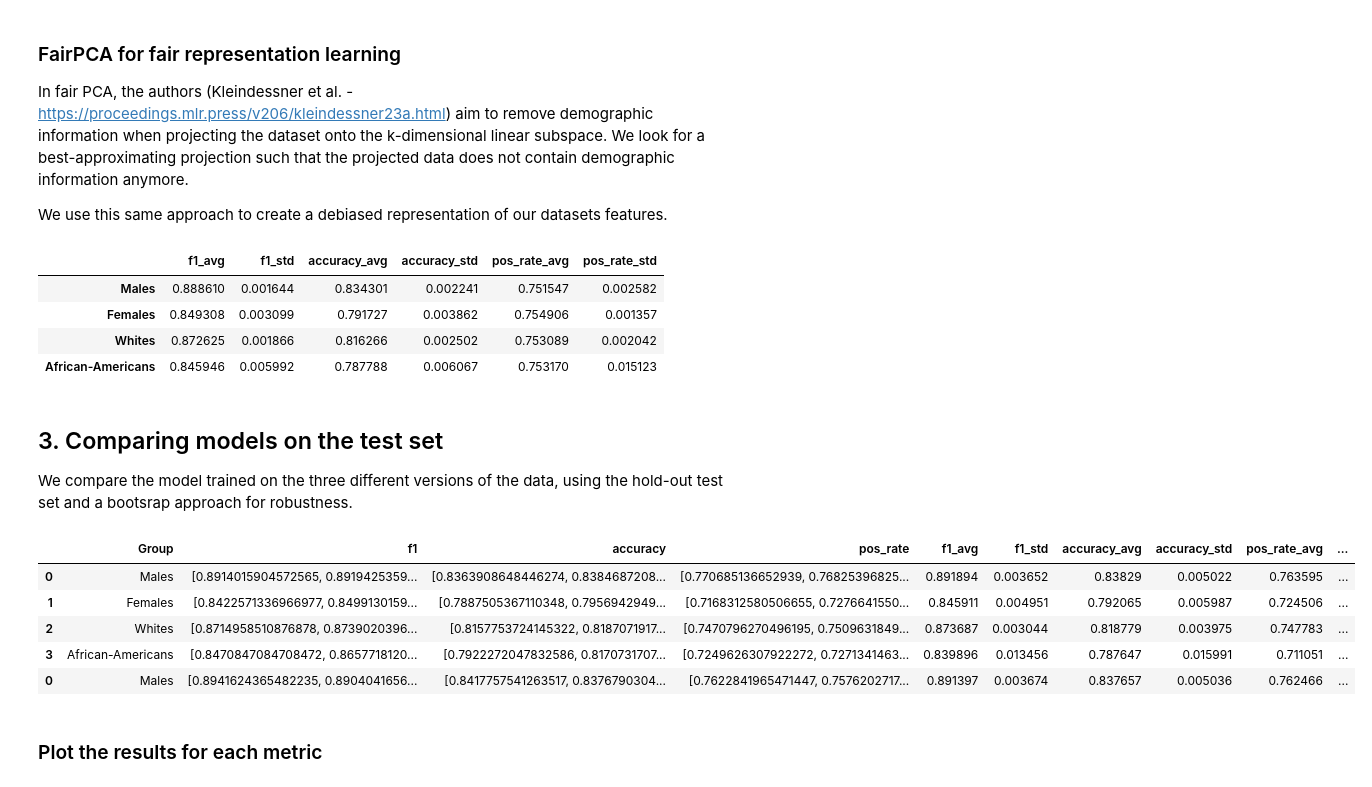
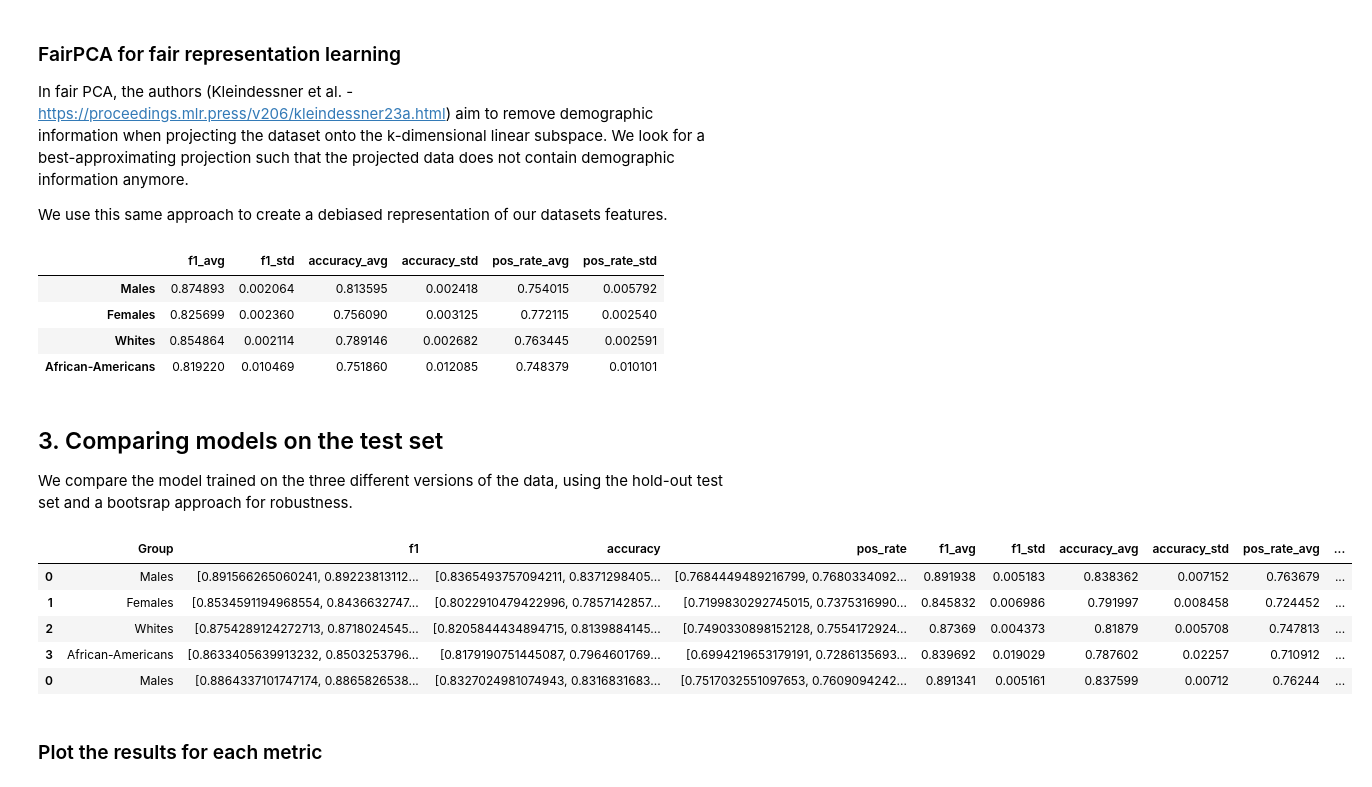
Before and after one commit to veronhoxha/debiasing-data-and-fairer-models, a Jupyter notebook: Notebook.ipynb, the cells around one changed output. Cells and saved outputs as stored; diff of their text form; code cells hidden in the pictures.

```diff
--- a/Notebook.ipynb
+++ b/Notebook.ipynb
@@ -250,7 +250,7 @@ def evaluate_lambda(model, X_train_np, X_train_p, y_train, protected_feat_dict,
         acum_corr = {f"corr_{f}": [] for f in protected_feat_dict.values()}
 
         # Partition the training set for cross-validation
-        kf = KFold(n_splits=5, random_state=seed, shuffle=True)
+        kf = KFold(n_splits=5, random_state=seed, shuffle=True) # Note: sharing the seed, each lambda is evaluated with the same partitions of data
 
         # For each partition, we fit the model and calculate metrics
         for i, (train_index, test_index) in enumerate(kf.split(X_train_np)):
@@ -299,6 +299,11 @@ def compute_correlation_weight(X_np, X_p, alpha = 0.05):
     # Array of correlations
     corrs = []
 
+    # Bonferroni correction for multiple comparisons
+    alpha = alpha / (X_np.shape[1] * X_p.shape[1])
+
+    print(f"Corrected alpha: {alpha}")
+
     # Compute Pearson correlation between each pair of Non-Protected - Protected features
     for i in range(X_np.shape[1]):
         for j in range(X_p.shape[1]):
@@ -317,10 +322,26 @@ class FairPCA:
     Class to perform the Fair PCA projection on a given set of features.
     This is according to Kleindessner approach (https://proceedings.mlr.press/v206/kleindessner23a.html)
     """
-    def __init__(self, Xs, p_idxs, n_components):
+
+    def __init__(self, Xs, p_idxs, n_components=None):
+        """
+        Constructor. Arguments:
+         - Xs: The array of features to reconstruct.
+         - p_idxs: The indeces of the protected attributes
+         - n_components: The number of principal components to use in the reconstruction.
+         If the n_components is not passed (None), defaults to the squared root of the number
+         of features.
+        """
         self.fit(Xs, p_idxs, n_components)
+        # If n_components is not provided, default to the squared root of the number of features
+        if n_components == None:
+            n_components = int(np.sqrt(Xs.shape[1]))
+
 
     def fit(self, Xs, p_idxs, n_components):
+        """
+        Fit method. Reconstructs the features by the FairPCA method, keeping n_components.
+        """
         # Extract protected features
         Xs_p = Xs[:, p_idxs]
 
@@ -331,7 +352,11 @@ class FairPCA:
         eig_vals, L = scipy.linalg.eig(R.T @ Xs.T @ Xs @ R)
         self.U = R @ L[:, :n_components]
 
+
     def project(self, Xs):
+        """
+        Projects a set of features to the PCA space. Requires same shape as the Xs passed when fitting.
+        """
         return Xs @ self.U
 # %% [markdown]
 #### Data loading and preparation
@@ -431,7 +459,7 @@ Xs_test_np = Xs_test[:, :54]
 # %% [markdown]
 ## Selected Model: Logistic Regression with L2 regularization
 # %%
-model = LogisticRegression(penalty='l2', max_iter=1000)
+model = LogisticRegression(solver="newton-cholesky", penalty=None, max_iter=1000)
 # %% [markdown]
 # 1. Classification model trained on the raw dataset
 
@@ -527,7 +558,7 @@ In fair PCA, the authors (Kleindessner et al. - https://proceedings.mlr.press/v2
 We use this same approach to create a debiased representation of our datasets features.
 # %%
 # Create the FairPCA instance
-fair_pca = FairPCA(Xs_train, [54, 55], 30)
+fair_pca = FairPCA(Xs_train, [54, 55], int(Xs_train.shape[1]/4))
 # Project the
 Xs_train_debiased_PCA = fair_pca.project(Xs_train)
 Xs_test_debiased_PCA = fair_pca.project(Xs_test)
@@ -535,40 +566,40 @@ Xs_test_debiased_PCA = fair_pca.project(Xs_test)
 me.cross_validate(Xs_train_debiased_PCA, y_train, cv=5)
 # %% [output]
 |  | f1_avg | f1_std | accuracy_avg | accuracy_std | pos_rate_avg | pos_rate_std |
-| Males | 0.888610 | 0.001644 | 0.834301 | 0.002241 | 0.751547 | 0.002582 |
-| Females | 0.849308 | 0.003099 | 0.791727 | 0.003862 | 0.754906 | 0.001357 |
-| Whites | 0.872625 | 0.001866 | 0.816266 | 0.002502 | 0.753089 | 0.002042 |
-| African-Americans | 0.845946 | 0.005992 | 0.787788 | 0.006067 | 0.753170 | 0.015123 |
+| Males | 0.874893 | 0.002064 | 0.813595 | 0.002418 | 0.754015 | 0.005792 |
+| Females | 0.825699 | 0.002360 | 0.756090 | 0.003125 | 0.772115 | 0.002540 |
+| Whites | 0.854864 | 0.002114 | 0.789146 | 0.002682 | 0.763445 | 0.002591 |
+| African-Americans | 0.819220 | 0.010469 | 0.751860 | 0.012085 | 0.748379 | 0.010101 |
 # %% [markdown]
 ## 3. Comparing models on the test set
 
 We compare the model trained on the three different versions of the data, using the hold-out test set and a bootsrap approach for robustness.
 # %%
 # Calculate the results for each different trained model
-result_raw = me.boostrap_evaluation(Xs_train_np, y_train, Xs_test_np, y_test, n=10000, aggregate_results=True)
-result_geo = me.boostrap_evaluation(X_test_debiased_geo, y_train, Xs_test_np, y_test, n=10000, aggregate_results=True)
-result_pca = me.boostrap_evaluation(Xs_train_debiased_PCA, y_train, Xs_test_debiased_PCA, y_test, n=10000, aggregate_results=True)
+result_raw = me.boostrap_evaluation(Xs_train_np, y_train, Xs_test_np, y_test, n=10000, sample_size=5000, aggregate_results=True)
+result_geo = me.boostrap_evaluation(X_test_debiased_geo, y_train, Xs_test_np, y_test, n=10000, sample_size=5000, aggregate_results=True)
+result_pca = me.boostrap_evaluation(Xs_train_debiased_PCA, y_train, Xs_test_debiased_PCA, y_test, n=10000, sample_size=5000, aggregate_results=True)
 
 # Gather results
 models = {"Raw": result_raw, "Geometric": result_geo, "FairPCA": result_pca}
 
 # Make a full dataframe with all results
 all_results = pd.DataFrame()
 
 for m in models:
     _ = models[m].reset_index()
     _.rename({"index": "Group"}, axis=1, inplace=True)
     _["Model"] = m
     all_results = pd.concat([all_results, _])
 
 all_results.head()
 # %% [output]
 |  | Group | f1 | accuracy | pos_rate | f1_avg | f1_std | accuracy_avg | accuracy_std | pos_rate_avg | ... |
-| 0 | Males | [0.8914015904572565, 0.8919425359... | [0.8363908648446274, 0.8384687208... | [0.770685136652939, 0.76825396825... | 0.891894 | 0.003652 | 0.83829 | 0.005022 | 0.763595 | ... |
-| 1 | Females | [0.8422571336966977, 0.8499130159... | [0.7887505367110348, 0.7956942949... | [0.7168312580506655, 0.7276641550... | 0.845911 | 0.004951 | 0.792065 | 0.005987 | 0.724506 | ... |
-| 2 | Whites | [0.8714958510876878, 0.8739020396... | [0.8157753724145322, 0.8187071917... | [0.7470796270496195, 0.7509631849... | 0.873687 | 0.003044 | 0.818779 | 0.003975 | 0.747783 | ... |
-| 3 | African-Americans | [0.8470847084708472, 0.8657718120... | [0.7922272047832586, 0.8170731707... | [0.7249626307922272, 0.7271341463... | 0.839896 | 0.013456 | 0.787647 | 0.015991 | 0.711051 | ... |
-| 0 | Males | [0.8941624365482235, 0.8904041656... | [0.8417757541263517, 0.8376790304... | [0.7622841965471447, 0.7576202717... | 0.891397 | 0.003674 | 0.837657 | 0.005036 | 0.762466 | ... |
+| 0 | Males | [0.891566265060241, 0.89223813112... | [0.8365493757094211, 0.8371298405... | [0.7684449489216799, 0.7680334092... | 0.891938 | 0.005183 | 0.838362 | 0.007152 | 0.763679 | ... |
+| 1 | Females | [0.8534591194968554, 0.8436632747... | [0.8022910479422996, 0.7857142857... | [0.7199830292745015, 0.7375316990... | 0.845832 | 0.006986 | 0.791997 | 0.008458 | 0.724452 | ... |
+| 2 | Whites | [0.8754289124272713, 0.8718024545... | [0.8205844434894715, 0.8139884145... | [0.7490330898152128, 0.7554172924... | 0.87369 | 0.004373 | 0.81879 | 0.005708 | 0.747813 | ... |
+| 3 | African-Americans | [0.8633405639913232, 0.8503253796... | [0.8179190751445087, 0.7964601769... | [0.6994219653179191, 0.7286135693... | 0.839692 | 0.019029 | 0.787602 | 0.02257 | 0.710912 | ... |
+| 0 | Males | [0.8864337101747174, 0.8865826538... | [0.8327024981074943, 0.8316831683... | [0.7517032551097653, 0.7609094242... | 0.891341 | 0.005161 | 0.837599 | 0.00712 | 0.76244 | ... |
 # %% [markdown]
 ### Plot the results for each metric
 # %%
```
Also changed, not shown: parts of 9 cells of this notebook, 3 other files.
